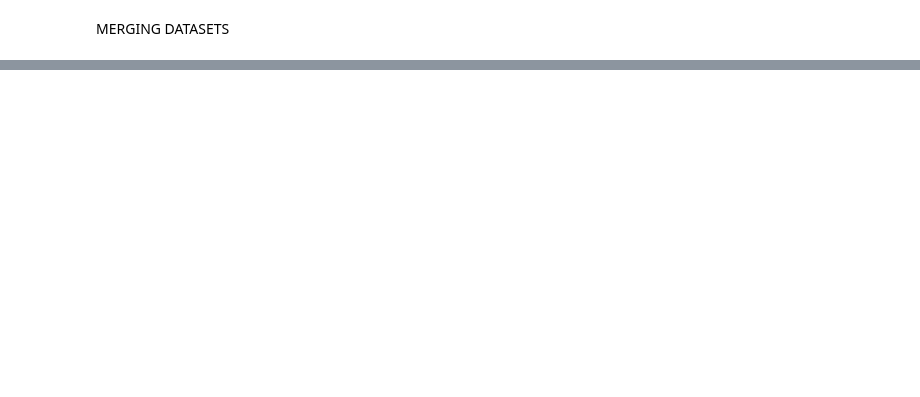
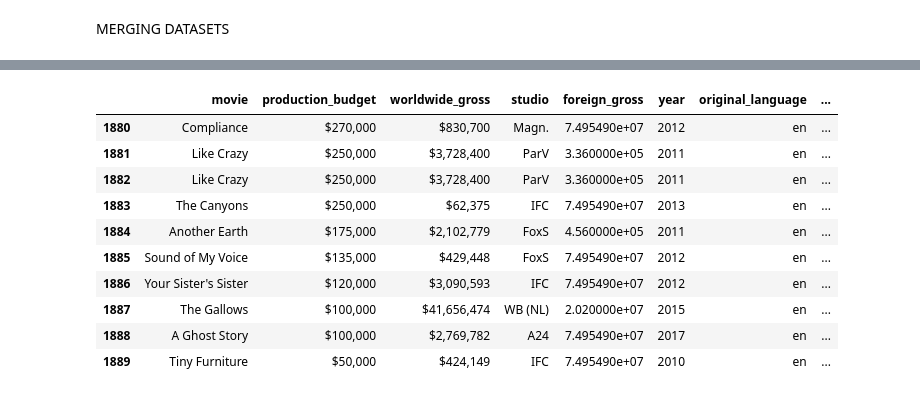
Before and after one commit to Keter22/dsc-phase-1-project-v2-4, a Jupyter notebook: student.ipynb, the cells around one changed output, grey strips where cells are left out. Saved outputs shown, nothing was run; the diff lists cells and outputs as text; code cells hidden in the pictures; blank space fills up the shorter version.

```diff
--- a/student.ipynb
+++ b/student.ipynb
@@ -895,0 +905,4 @@ MERGING DATASETS
+# %%
+# Merging the movies_budget DataFrame and movies_gross DataFrame based on the 'movie' column
+# Using an inner join to retain only the rows that have matching 'movie' values in both DataFrames
+df_budget_and_bom = movies_budget.merge(bom_movie, how='inner', on='movie')
@@ -895,0 +916,5 @@ MERGING DATASETS
+# %%
+# Merging the tmd DataFrame and moviebasics DataFrame based on the 'movie' column
+# Using an inner join to retain only the rows that have matching 'movie' values in both DataFrames
+# This merge operation is done to get common information, including languages, between the two datasets
+popularity_ratings_df = tmdb.merge(moviebasics, how='inner', on='movie')
@@ -895,0 +926,8 @@ MERGING DATASETS
+# %%
+# Merging the DataFrames df_budget_and_bom and popularity_ratings_df based on the 'movie' column
+# Using an inner join to retain only the rows that have matching 'movie' values in both DataFrames
+# This merge operation combines budget, bom, popularity, and ratings information for movies
+final_df = pd.merge(df_budget_and_bom, popularity_ratings_df, how='inner', on='movie')
+
+# Displaying the first 5 rows of the merged DataFrame final_df
+final_df.head(5)
@@ -895,0 +967,7 @@ MERGING DATASETS
+# %%
+# Dropping the unnecessary columns from the DataFrame final_df
+# Columns 'id_x', 'release_date_x', 'domestic_gross_x', 'domestic_gross_y', 'genre_ids', 'id_y', 'release_date_y', 'movie_id', 'primary_title', 'start_year' are dropped
+final_df.drop(columns=['id_x', 'release_date_x', 'domestic_gross_x', 'domestic_gross_y', 'genre_ids', 'id_y', 'release_date_y', 'movie_id', 'primary_title', 'start_year'], inplace=True)
+
+# Displaying the first 5 rows of the modified DataFrame final_df
+final_df.head(5)
@@ -895,0 +981,15 @@ MERGING DATASETS
+# %%
+# Viewing the last 10 rows of the DataFrame final_df
+final_df.tail(10)
+# %% [output]
+|  | movie | production_budget | worldwide_gross | studio | foreign_gross | year | original_language | ... |
+| 1880 | Compliance | $270,000 | $830,700 | Magn. | 7.495490e+07 | 2012 | en | ... |
+| 1881 | Like Crazy | $250,000 | $3,728,400 | ParV | 3.360000e+05 | 2011 | en | ... |
+| 1882 | Like Crazy | $250,000 | $3,728,400 | ParV | 3.360000e+05 | 2011 | en | ... |
+| 1883 | The Canyons | $250,000 | $62,375 | IFC | 7.495490e+07 | 2013 | en | ... |
+| 1884 | Another Earth | $175,000 | $2,102,779 | FoxS | 4.560000e+05 | 2011 | en | ... |
+| 1885 | Sound of My Voice | $135,000 | $429,448 | FoxS | 7.495490e+07 | 2012 | en | ... |
+| 1886 | Your Sister's Sister | $120,000 | $3,090,593 | IFC | 7.495490e+07 | 2012 | en | ... |
+| 1887 | The Gallows | $100,000 | $41,656,474 | WB (NL) | 2.020000e+07 | 2015 | en | ... |
+| 1888 | A Ghost Story | $100,000 | $2,769,782 | A24 | 7.495490e+07 | 2017 | en | ... |
+| 1889 | Tiny Furniture | $50,000 | $424,149 | IFC | 7.495490e+07 | 2010 | en | ... |
```
Also changed, not shown: parts of 12 cells of this notebook.
